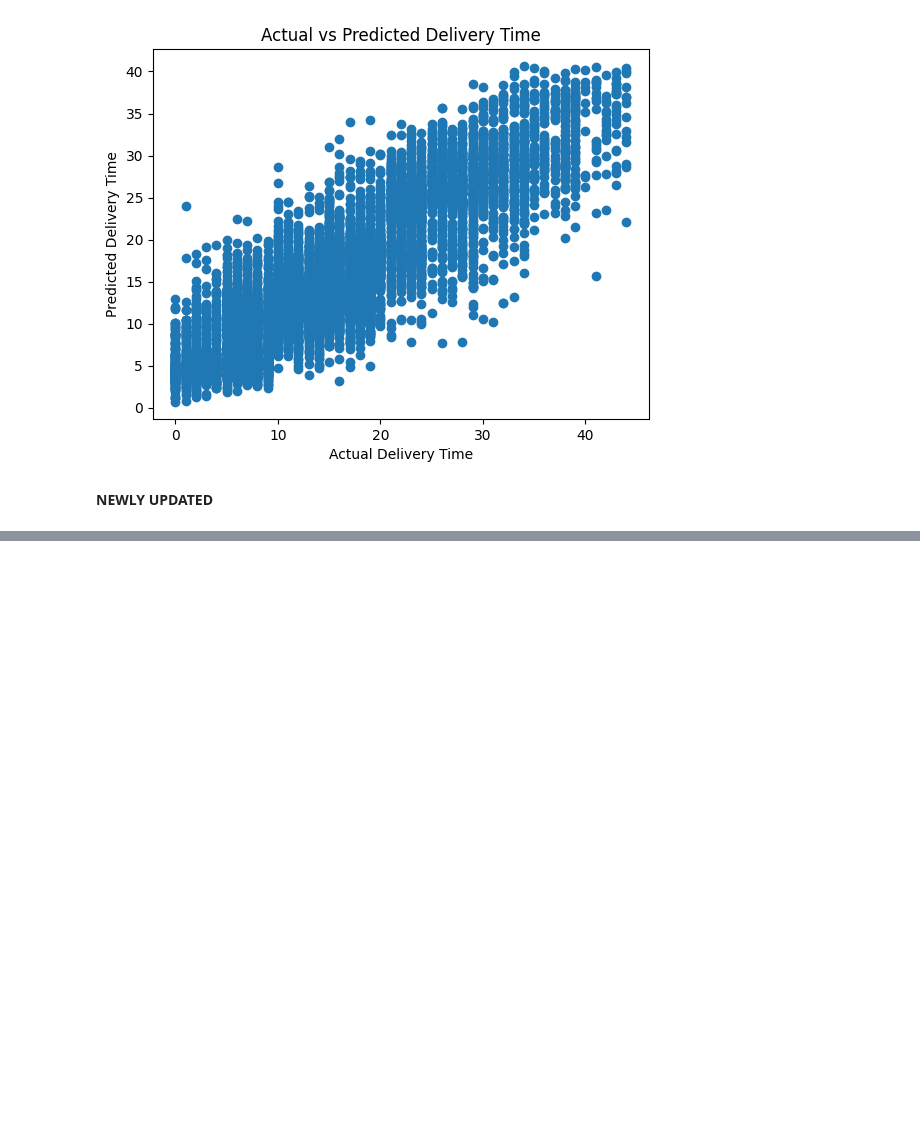
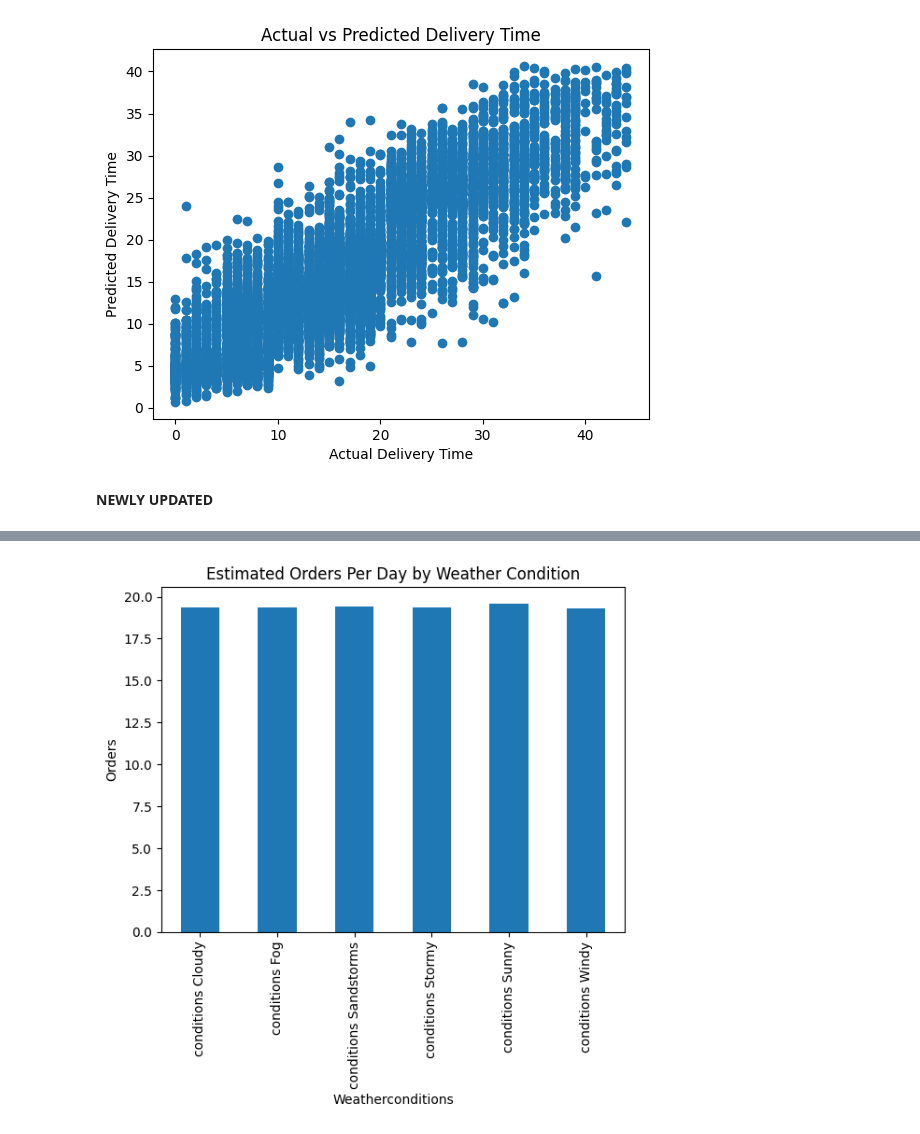
Before and after one commit to logansivam/Testing, a Jupyter notebook: DMDW_Project.ipynb, the cells around one changed output, grey strips where cells are left out. Saved outputs shown, nothing was run; the diff lists cells and outputs as text; code cells hidden in the pictures; blank space fills up the shorter version.

```diff
--- a/DMDW_Project.ipynb
+++ b/DMDW_Project.ipynb
@@ -198,0 +195,5 @@ plt.show()
+# %%
+# Peak hour definition (Lunch & Dinner)
+df['Peak_Hour'] = df['Order_Hour'].apply(
+    lambda x: 1 if (11 <= x <= 14 or 18 <= x <= 21) else 0
+)
@@ -198,0 +233,8 @@ plt.show()
+# %%
+X = df[['Delivery_person_Age', 'Delivery_person_Ratings', 'Order_Hour', 'Peak_Hour']]
+y = df['Time_taken(min)']
+
+X_train, X_test, y_train, y_test = train_test_split(X, y, test_size=0.2, random_state=42)
+# %%
+model = RandomForestRegressor(random_state=42)
+model.fit(X_train, y_train)
@@ -198,0 +259,8 @@ plt.show()
+# %%
+# Assume driver works 8 hours per day
+working_minutes = 8 * 60
+
+df['Predicted_Time'] = model.predict(X)
+df['Estimated_Orders_Per_Day'] = working_minutes / df['Predicted_Time']
+
+df[['Estimated_Orders_Per_Day']].head()
@@ -198,0 +274,10 @@ plt.show()
+# %%
+# 8. Insights and Visualization
+import matplotlib.pyplot as plt
+
+df.groupby('Weatherconditions')['Estimated_Orders_Per_Day'].mean().plot(kind='bar')
+plt.title('Estimated Orders Per Day by Weather Condition')
+plt.ylabel('Orders')
+plt.show()
+# %% [output]
+[figure, added]
```
Also changed, not shown: parts of 34 cells of this notebook.
